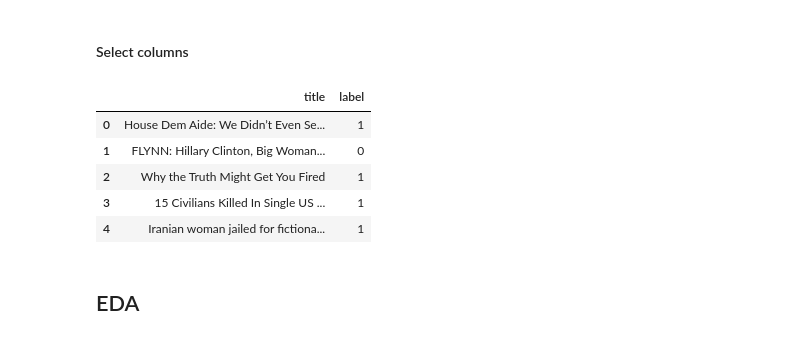
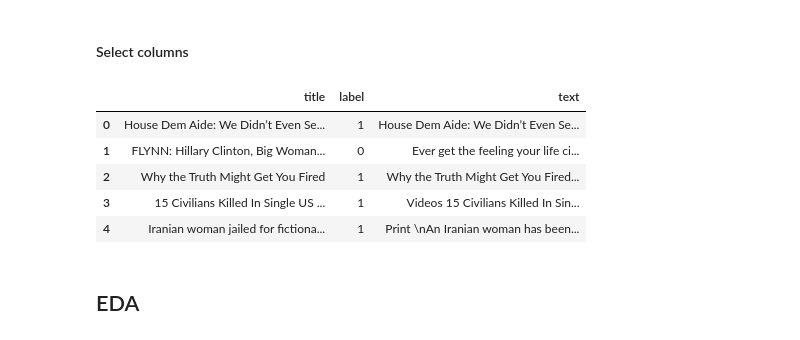
Before and after one commit to amajczyk/ClickbaitDetector, a Jupyter notebook: eda/small1/eda.ipynb, the cells around one changed output. Cells and saved outputs as stored; diff of their text form; code cells hidden in the pictures.

```diff
--- a/eda/small1/eda.ipynb
+++ b/eda/small1/eda.ipynb
@@ -20,15 +20,15 @@ df.head()
 # %% [markdown]
 #### Select columns
 # %%
-df = df[['title', 'label']]
+df = df[['title', 'label', 'text']]
 df.head(5)
 # %% [output]
-|  | title | label |
-| 0 | House Dem Aide: We Didn’t Even Se... | 1 |
-| 1 | FLYNN: Hillary Clinton, Big Woman... | 0 |
-| 2 | Why the Truth Might Get You Fired | 1 |
-| 3 | 15 Civilians Killed In Single US ... | 1 |
-| 4 | Iranian woman jailed for fictiona... | 1 |
+|  | title | label | text |
+| 0 | House Dem Aide: We Didn’t Even Se... | 1 | House Dem Aide: We Didn’t Even Se... |
+| 1 | FLYNN: Hillary Clinton, Big Woman... | 0 | Ever get the feeling your life ci... |
+| 2 | Why the Truth Might Get You Fired | 1 | Why the Truth Might Get You Fired... |
+| 3 | 15 Civilians Killed In Single US ... | 1 | Videos 15 Civilians Killed In Sin... |
+| 4 | Iranian woman jailed for fictiona... | 1 | Print \nAn Iranian woman has been... |
 # %% [markdown]
 ## EDA
 # %% [markdown]
```
Also changed, not shown: parts of 5 cells of this notebook, 8 other files.
